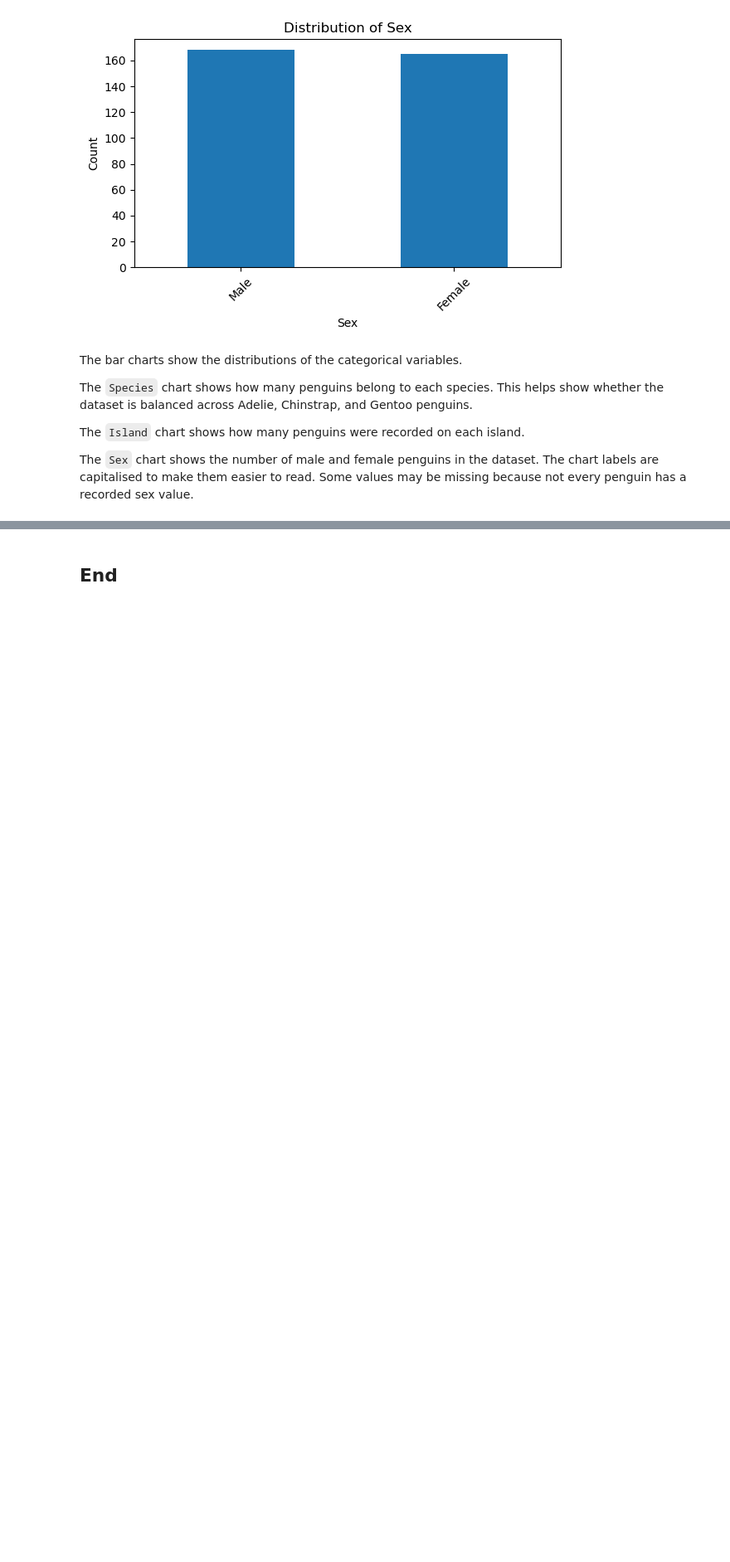
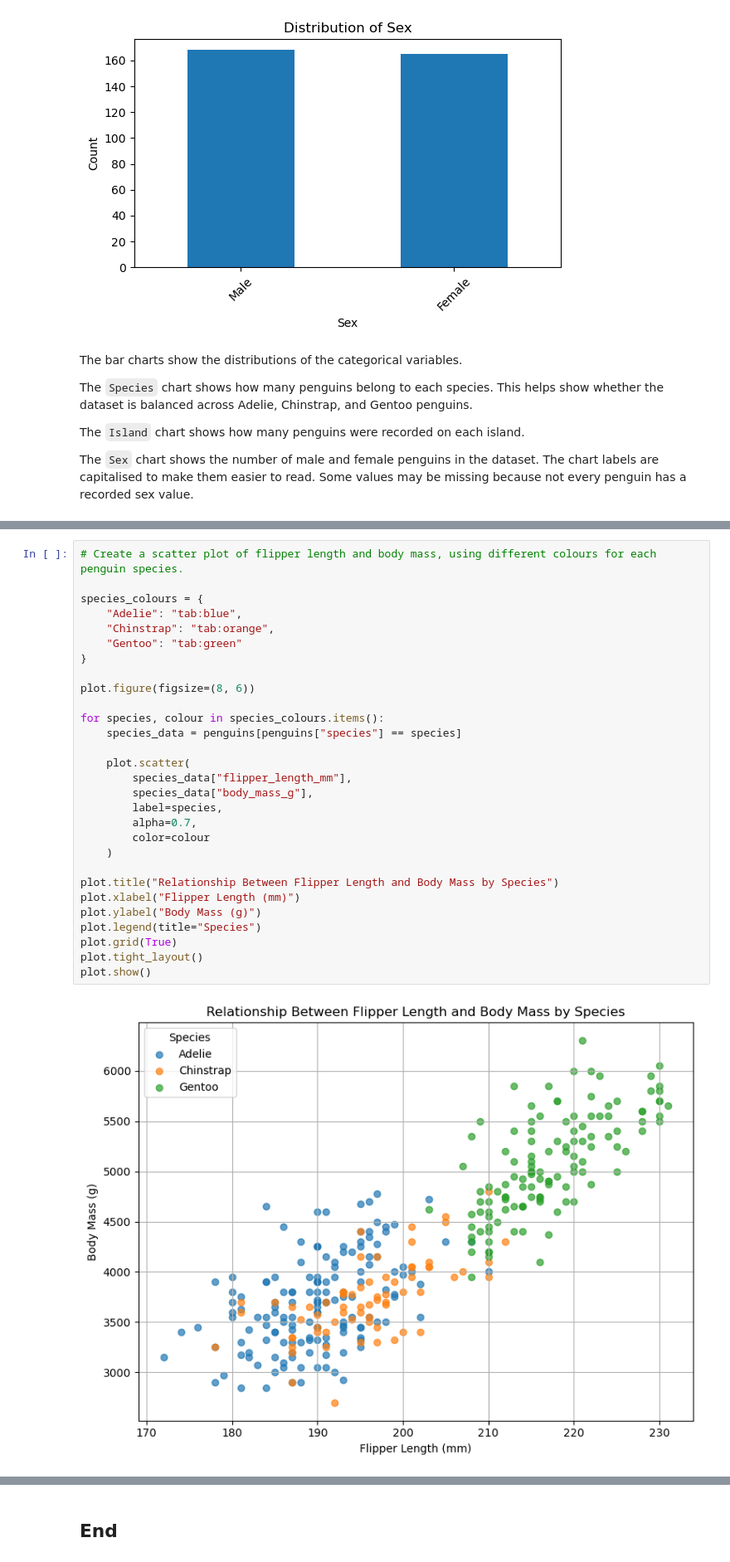
Before and after one commit to Martynas-Ramonas/principles-of-data-analytics-problems, a Jupyter notebook: problems.ipynb, the cells around one changed output, grey strips where cells are left out. Shown at 83% size. Saved outputs shown, nothing was run; the diff lists cells and outputs as text; blank space fills up the shorter version.

```diff
--- a/problems.ipynb
+++ b/problems.ipynb
@@ -193,0 +228,31 @@ The `Sex` chart shows the number of male and female penguins in the dataset. The
+# %%
+# Create a scatter plot of flipper length and body mass, using different colours for each penguin species.
+
+species_colours = {
+    "Adelie": "tab:blue",
+    "Chinstrap": "tab:orange",
+    "Gentoo": "tab:green"
+}
+
+plot.figure(figsize=(8, 6))
+
+for species, colour in species_colours.items():
+    species_data = penguins[penguins["species"] == species]
+
+    plot.scatter(
+        species_data["flipper_length_mm"],
+        species_data["body_mass_g"],
+        label=species,
+        alpha=0.7,
+        color=colour
+    )
+
+plot.title("Relationship Between Flipper Length and Body Mass by Species")
+plot.xlabel("Flipper Length (mm)")
+plot.ylabel("Body Mass (g)")
+plot.legend(title="Species")
+plot.grid(True)
+plot.tight_layout()
+plot.show()
+# %% [output]
+[figure, added]
```
Also changed, not shown: parts of 4 cells of this notebook, 1 other file.
